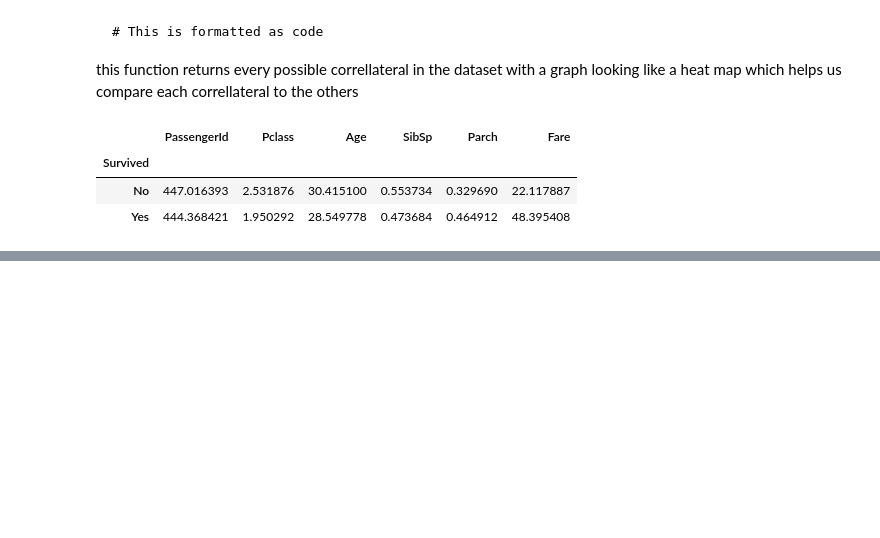
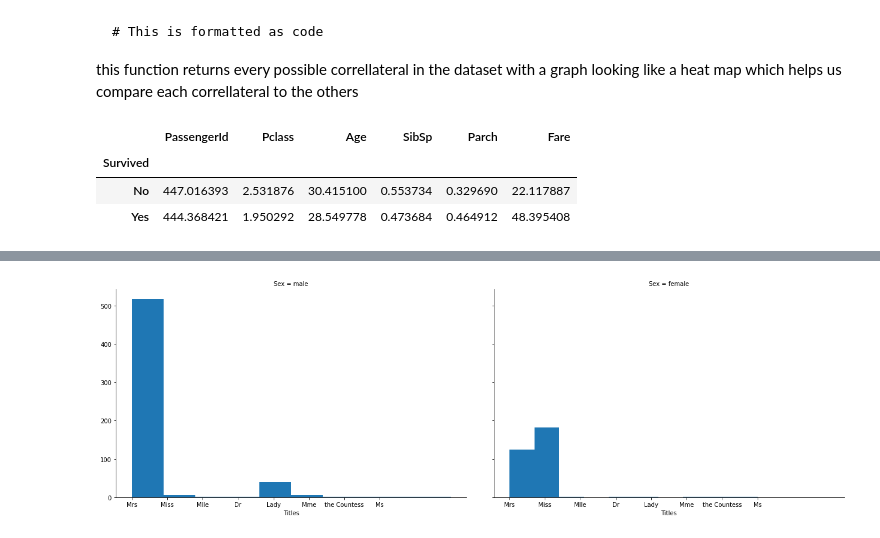
Before and after one commit to elyesboujelben1/gomycode, a Jupyter notebook: checkpoint3.ipynb, the cells around one changed output, grey strips where cells are left out. Drawn from its saved outputs; the diff is of its cells as text; code cells hidden in the pictures; blank space fills up the shorter version.

```diff
--- a/checkpoint3.ipynb
+++ b/checkpoint3.ipynb
@@ -195,0 +212,17 @@ df.groupby(['Survived']).mean()
+# %%
+ncolunms=df.shape[1]
+nrows=df.shape[0]
+newcolumn=[]
+for i in df["Name"]:
+  point=i.find(".")
+  virgule=i.find(",")
+  title=i[2+virgule:point]
+  newcolumn.append(title)
+df["Titles"]=newcolumn
+# %%
+g=sns.FacetGrid(df,col="Sex")
+g.map(plt.hist,"Titles")
+g.fig.set_figwidth(19)
+g.fig.set_figheight(7)
+# %% [output]
+[figure, added]
```
Also changed, not shown: parts of 17 cells of this notebook.
